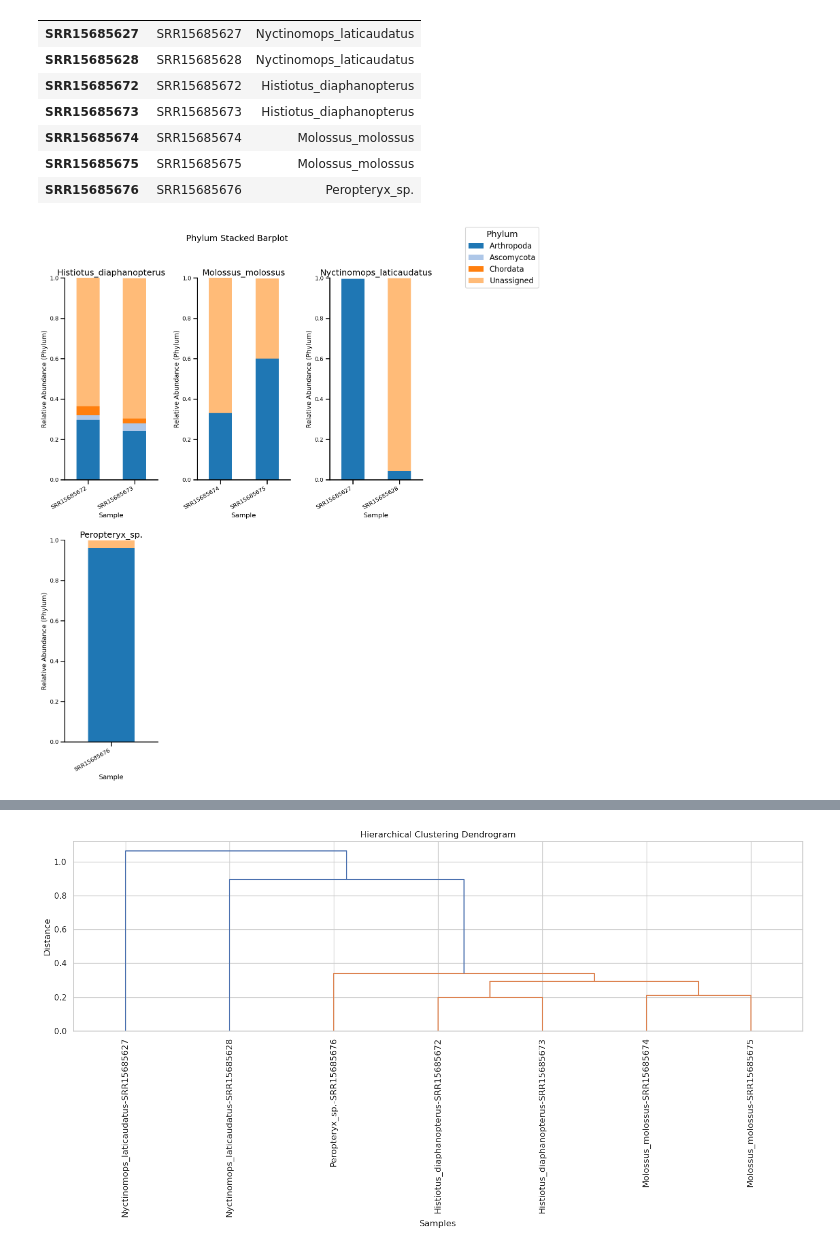
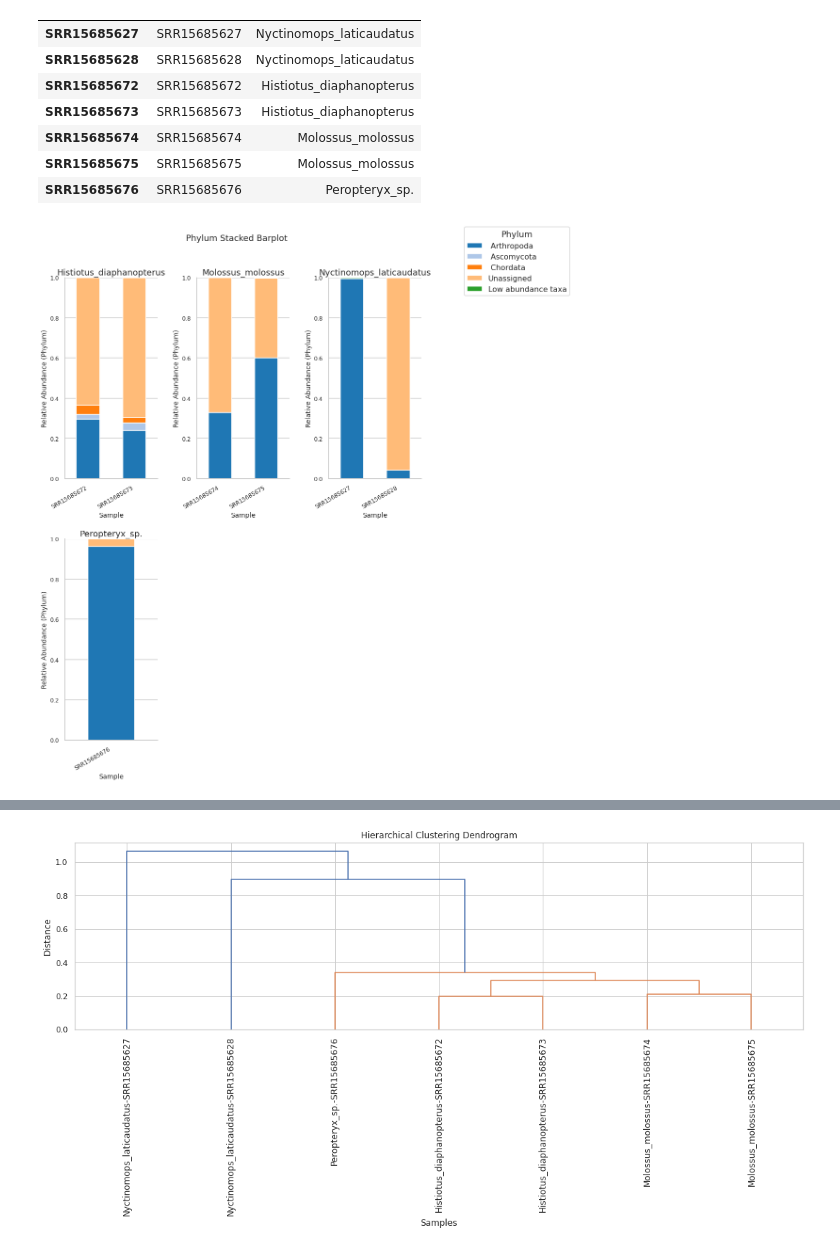
Before and after one commit to itvgenomics/pimba_smk, a Jupyter notebook: workflow/pimba_plot_python.ipynb, the cells around one changed output, grey strips where cells are left out. Saved outputs shown, nothing was run; the diff lists cells and outputs as text; code cells hidden in the pictures.

Commit message:
fixing bar plots and adding test data

```diff
--- a/workflow/pimba_plot_python.ipynb
+++ b/workflow/pimba_plot_python.ipynb
@@ -16,13 +16,13 @@ from sklearn.manifold import MDS
 %matplotlib inline
 # %%
 # Load OTU table
-otu_table_df = pd.read_csv("AllSamples_otu_table.txt", sep='\t', index_col=0).sort_index()
+otu_table_df = pd.read_csv("../results/01-run/AllSamples_97clust90assign/AllSamples_otu_table.txt", sep='\t', index_col=0).sort_index()
 
 # Load taxonomy table
-tax_table_df = pd.read_csv("plot_AllSamples_otus_tax_assignments.txt", sep='\t', index_col=0).sort_index()
+tax_table_df = pd.read_csv("../results/01-run/AllSamples_97clust90assign/output/plot_AllSamples_tax_assignments.txt", sep='\t', index_col=0).sort_index()
 
 # Load metadata
-meta_table_df = pd.read_csv("mapping_fileCOI.csv", sep=',', index_col=0).sort_index()
+meta_table_df = pd.read_csv("../resources/mapping_file_COI.csv", sep=',', index_col=0).sort_index()
 # %%
 otu_table_df
 # %% [output]
@@ -75,7 +75,7 @@ output_dir = 'plots'
 if not os.path.exists(output_dir):
     os.makedirs(output_dir)
 # %%
-def plot_taxonomic_composition(otu_table_df, tax_table_df, meta_table_df, rank, groupby):
+def plot_taxonomic_composition(otu_table_df, tax_table_df, meta_table_df, rank, output_dir, groupby):
     # Copy and transform the OTU table
     ps_taxa = otu_table_df.copy()
     ps_taxa[rank] = tax_table_df[rank]
@@ -90,7 +90,7 @@ def plot_taxonomic_composition(otu_table_df, tax_table_df, meta_table_df, rank,
     ps_taxa = ps_taxa.merge(meta_table_df, left_on='Sample', right_index=True, how='left')
 
     # Define the number of unique taxa and generate the color palette
-    n = len(ps_taxa[rank].unique())
+    n = len(ps_taxa[rank].unique()) + 1
     palette = sns.color_palette("tab20", n)
 
     # Set plot size and font scale
@@ -101,8 +101,10 @@ def plot_taxonomic_composition(otu_table_df, tax_table_df, meta_table_df, rank,
         # Pivot the dataframe to get the format needed for stacked bars
         pivot_df = ps_taxa.pivot_table(index=['Sample', groupby], columns=rank, values='Abundance').fillna(0).reset_index()
 
+        # Calculate low abundance taxa per sample and add to pivot_df
+        pivot_df['Low abundance taxa'] = 1 - pivot_df.drop(columns=['Sample', groupby]).sum(axis=1)
+
         # Save pivot_df to a CSV file
-        pivot_wide_df = ps_taxa.pivot(index='Sample', columns=rank, values='Abundance').fillna(0)
         pivot_df.to_csv(os.path.join(output_dir, f'{rank}_pivot_table.tsv'), sep='\t')
 
         # Initialize the FacetGrid
@@ -114,33 +116,39 @@ def plot_taxonomic_composition(otu_table_df, tax_table_df, meta_table_df, rank,
             ax.set_title(name, fontsize=18)
             ax.set_xlabel("Sample", fontsize=14)
             ax.set_ylabel(f"Relative Abundance ({rank.capitalize()})", fontsize=14)
             ax.set_xticklabels(ax.get_xticklabels(), rotation=30, ha='right', fontsize=12)
             ax.set_yticks(ax.get_yticks())  # Ensure that ticks are set before setting labels
             ax.set_yticklabels(ax.get_yticklabels(), fontsize=12)
             ax.set_ylim(0, 1.0)  # Set the y-axis limits for each subplot
 
         # Manually create the legend outside the loop
         handles, labels = ax.get_legend_handles_labels()  # Get handles and labels from the last ax
         g.fig.legend(handles, labels, title=rank.capitalize(), bbox_to_anchor=(1.05, 1), loc='upper left', fontsize='16', title_fontsize='18')
         plt.subplots_adjust(top=0.9, hspace=0.3)  # Adjust the top to make room for the title
         g.fig.suptitle(f'{rank.capitalize()} Stacked Barplot', fontsize=18)
         g.fig.savefig(os.path.join(output_dir, f'{rank}_barplots.svg'), bbox_inches='tight')
     else:
         # Pivot the dataframe to get the format needed for stacked bars
         pivot_df = ps_taxa.pivot(index='Sample', columns=rank, values='Abundance').fillna(0)
 
+        # Calculate low abundance taxa per sample and add to pivot_df
+        pivot_df['Low abundance taxa'] = 1 - pivot_df.sum(axis=1)
+
+        # Save pivot_df to a CSV file
+        pivot_df.to_csv(os.path.join(output_dir, f'{rank}_pivot_table.tsv'), sep='\t')
+
         # Plotting the stacked bar plot
         pivot_df.plot(kind='bar', stacked=True, color=palette, figsize=(20, 10))
         plt.ylabel(f'Relative Abundance ({rank.capitalize()})', fontsize=18)
         plt.xlabel('Sample', fontsize=18)
         plt.xticks(rotation=30, ha='right', fontsize=16)
         plt.yticks(fontsize=16)
         plt.legend(title=rank.capitalize(), bbox_to_anchor=(1.05, 1), loc='upper left', title_fontsize='18', fontsize='14')
         plt.title(f'{rank.capitalize()} Stacked Barplot', fontsize=22)
         plt.tight_layout()
         plt.savefig(os.path.join(output_dir, f'{rank}_barplots.svg'))
 
-plot_taxonomic_composition(otu_table_df, tax_table_df, meta_table_df, 'phylum', 'Species')
+plot_taxonomic_composition(otu_table_df, tax_table_df, meta_table_df, 'phylum', output_dir, "Species")
 # %% [output]
-[figure, old version]
+[figure, new version]
 # %%
```
Also changed, not shown: parts of 10 cells of this notebook, 18 other files.
